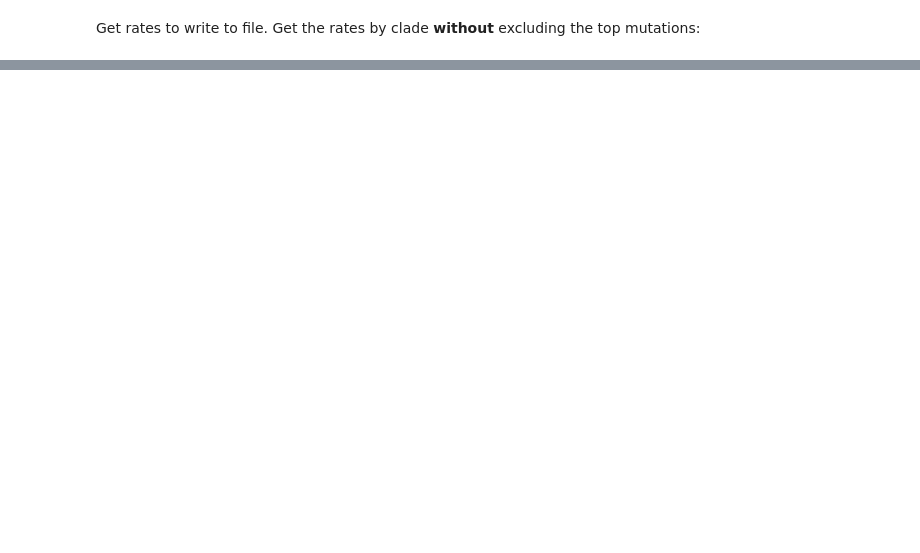
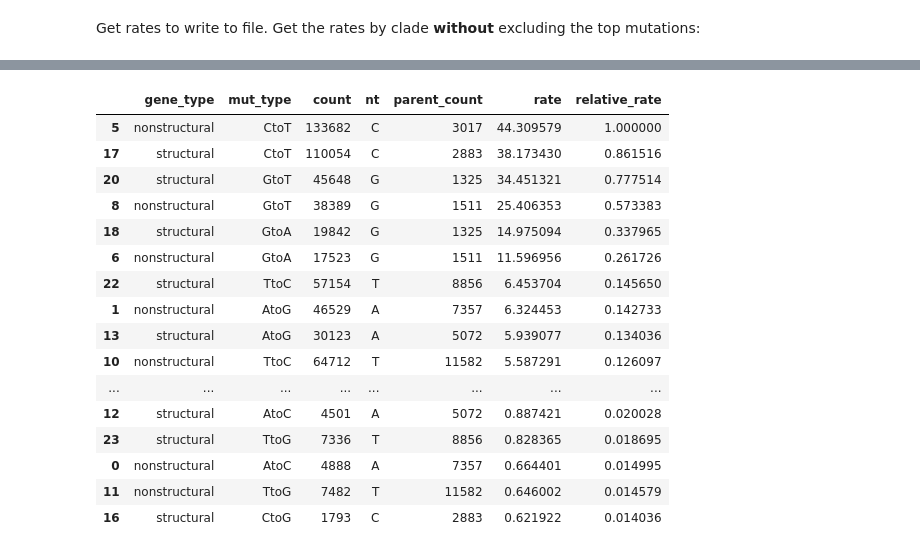
Before and after one commit to jbloomlab/SARS2-mut-fitness, a Jupyter notebook: notebooks/synonymous_mut_rates.ipynb, the cells around one changed output, grey strips where cells are left out. Saved outputs shown, nothing was run; the diff lists cells and outputs as text; code cells hidden in the pictures; blank space fills up the shorter version.

Commit message:
plot synonymous mut rates in nonstructural vs structural genes at reviewer request

```diff
--- a/notebooks/synonymous_mut_rates.ipynb
+++ b/notebooks/synonymous_mut_rates.ipynb
@@ -592,0 +624,13 @@ rates_by_clade
+# %%
+gene_type_parent_counts = (
+    pd.read_csv(clade_founder_nts_csv)
+    .query("gene in ['ORF1ab', 'M', 'N', 'S', 'E']")
+    .assign(
+        gene_type=lambda x: x["gene"].map(lambda p: "nonstructural" if p == "ORF1ab" else "structural")
+    )
+    .query("four_fold_degenerate")
+    .groupby(["nt", "gene_type"], as_index=False)
+    .aggregate(parent_count=pd.NamedAgg("site", "count"))
+)
+
+gene_type_parent_counts
@@ -592,0 +647,39 @@ rates_by_clade
+# %%
+gene_type_rates = (
+    mutation_counts
+    .query("protein in ['ORF1ab', 'M', 'N', 'S', 'E']")
+    .query("not exclude")
+    .query("four_fold_degenerate")
+    .assign(
+        gene_type=lambda x: x["protein"].map(lambda p: "nonstructural" if p == "ORF1ab" else "structural")
+    )
+    .groupby(["gene_type", "mut_type"], as_index=False)
+    .aggregate({"count": "sum"})
+    .assign(nt=lambda x: x["mut_type"].str[0])
+    .merge(gene_type_parent_counts, validate="many_to_one")
+    .assign(
+        rate=lambda x: x["count"] / x["parent_count"],
+        relative_rate=lambda x: x["rate"] / x["rate"].max(),
+    )
+    .sort_values("relative_rate", ascending=False)
+)
+
+gene_type_rates
+# %% [output]
+|  | gene_type | mut_type | count | nt | parent_count | rate | relative_rate |
+| 5 | nonstructural | CtoT | 133682 | C | 3017 | 44.309579 | 1.000000 |
+| 17 | structural | CtoT | 110054 | C | 2883 | 38.173430 | 0.861516 |
+| 20 | structural | GtoT | 45648 | G | 1325 | 34.451321 | 0.777514 |
+| 8 | nonstructural | GtoT | 38389 | G | 1511 | 25.406353 | 0.573383 |
+| 18 | structural | GtoA | 19842 | G | 1325 | 14.975094 | 0.337965 |
+| 6 | nonstructural | GtoA | 17523 | G | 1511 | 11.596956 | 0.261726 |
+| 22 | structural | TtoC | 57154 | T | 8856 | 6.453704 | 0.145650 |
+| 1 | nonstructural | AtoG | 46529 | A | 7357 | 6.324453 | 0.142733 |
+| 13 | structural | AtoG | 30123 | A | 5072 | 5.939077 | 0.134036 |
+| 10 | nonstructural | TtoC | 64712 | T | 11582 | 5.587291 | 0.126097 |
+| ... | ... | ... | ... | ... | ... | ... | ... |
+| 12 | structural | AtoC | 4501 | A | 5072 | 0.887421 | 0.020028 |
+| 23 | structural | TtoG | 7336 | T | 8856 | 0.828365 | 0.018695 |
+| 0 | nonstructural | AtoC | 4888 | A | 7357 | 0.664401 | 0.014995 |
+| 11 | nonstructural | TtoG | 7482 | T | 11582 | 0.646002 | 0.014579 |
+| 16 | structural | CtoG | 1793 | C | 2883 | 0.621922 | 0.014036 |
```
Also changed, not shown: parts of 9 cells of this notebook.
